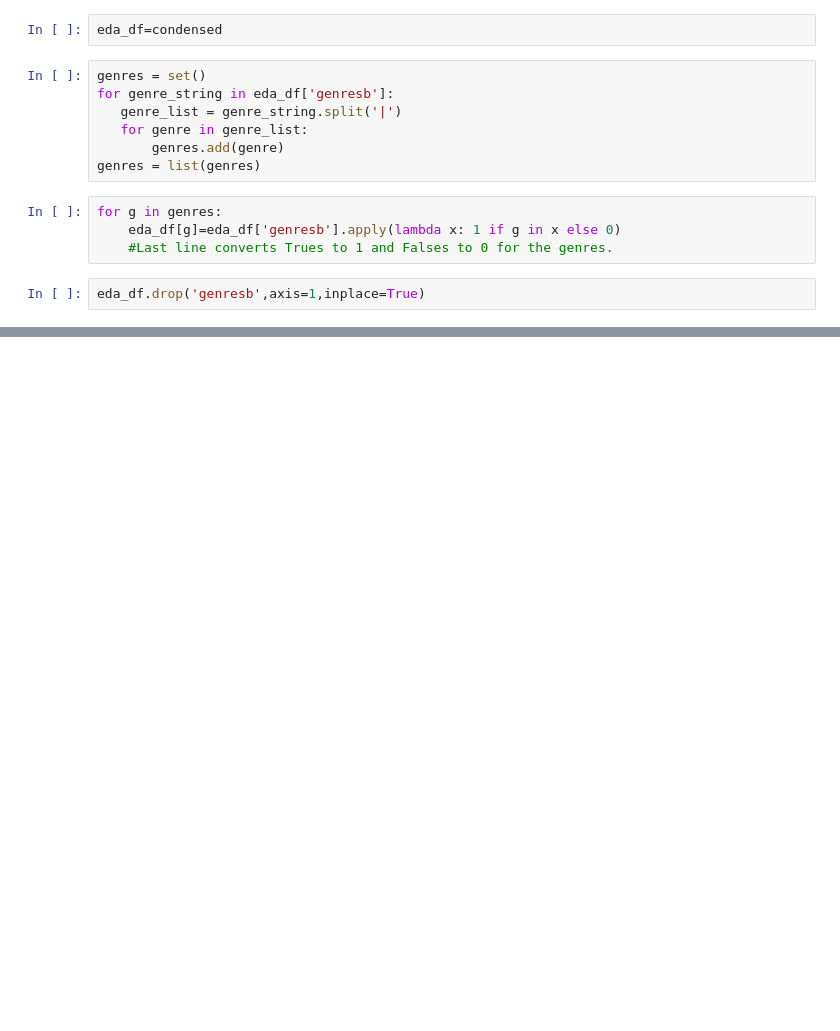
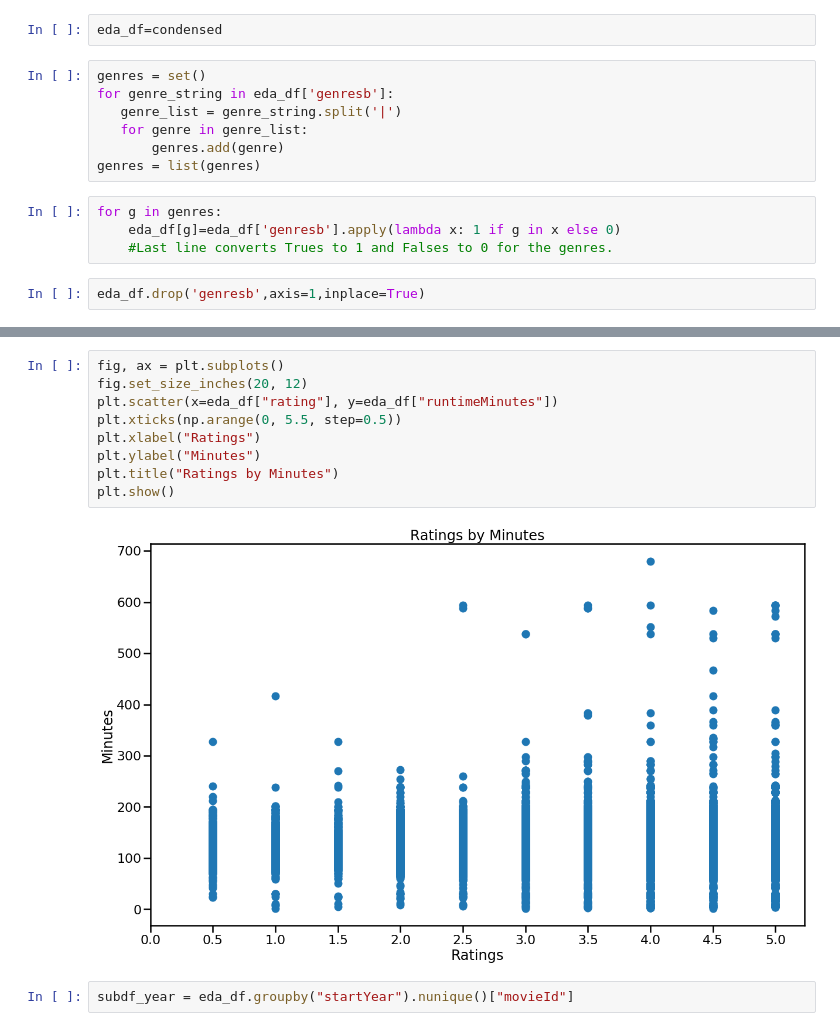
Before and after one commit to swzoeller/Movie-Recommendation-System, a Jupyter notebook: Data Cleaning EDA.ipynb, the cells around one changed output, grey strips where cells are left out. Cells and saved outputs as stored; diff of their text form; blank space fills up the shorter version.

```diff
--- a/Data Cleaning EDA.ipynb
+++ b/Data Cleaning EDA.ipynb
@@ -466,0 +264,13 @@ condensed.head(10)
+# %%
+fig, ax = plt.subplots()
+fig.set_size_inches(20, 12)
+plt.scatter(x=eda_df["rating"], y=eda_df["runtimeMinutes"])
+plt.xticks(np.arange(0, 5.5, step=0.5))
+plt.xlabel("Ratings")
+plt.ylabel("Minutes")
+plt.title("Ratings by Minutes")
+plt.show()
+# %% [output]
+[figure, added]
+# %%
+subdf_year = eda_df.groupby("startYear").nunique()["movieId"]
```
Also changed, not shown: parts of 97 cells of this notebook, 3 other files.
